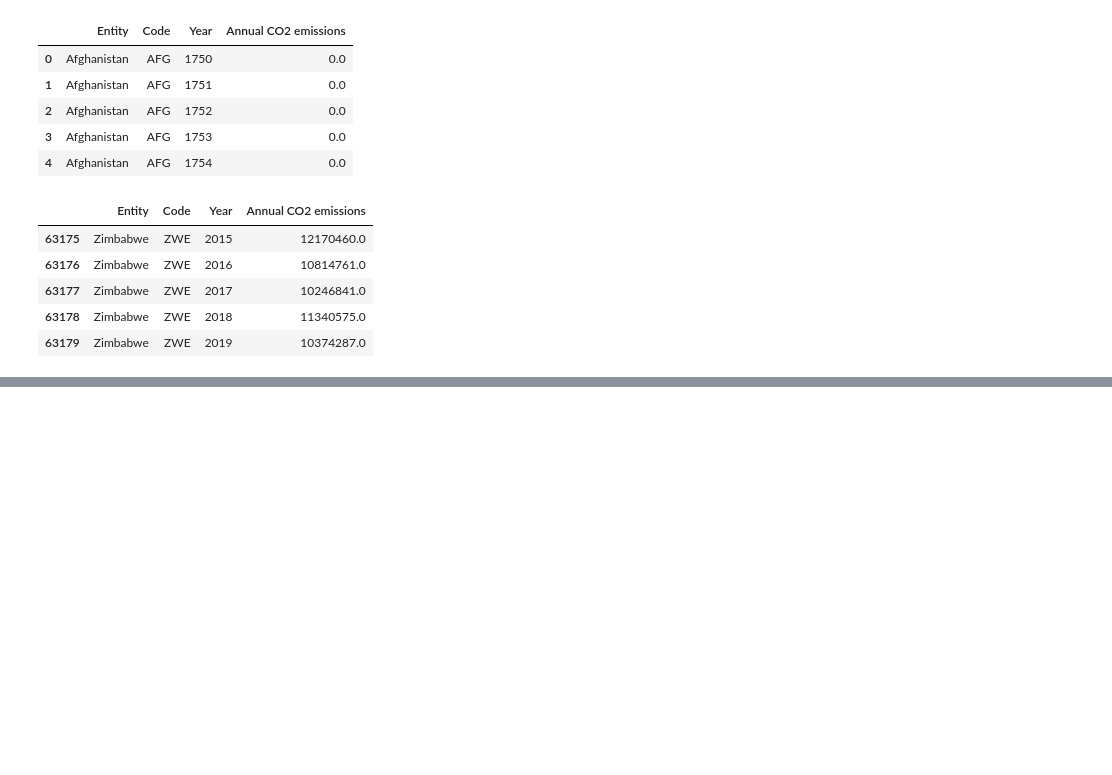
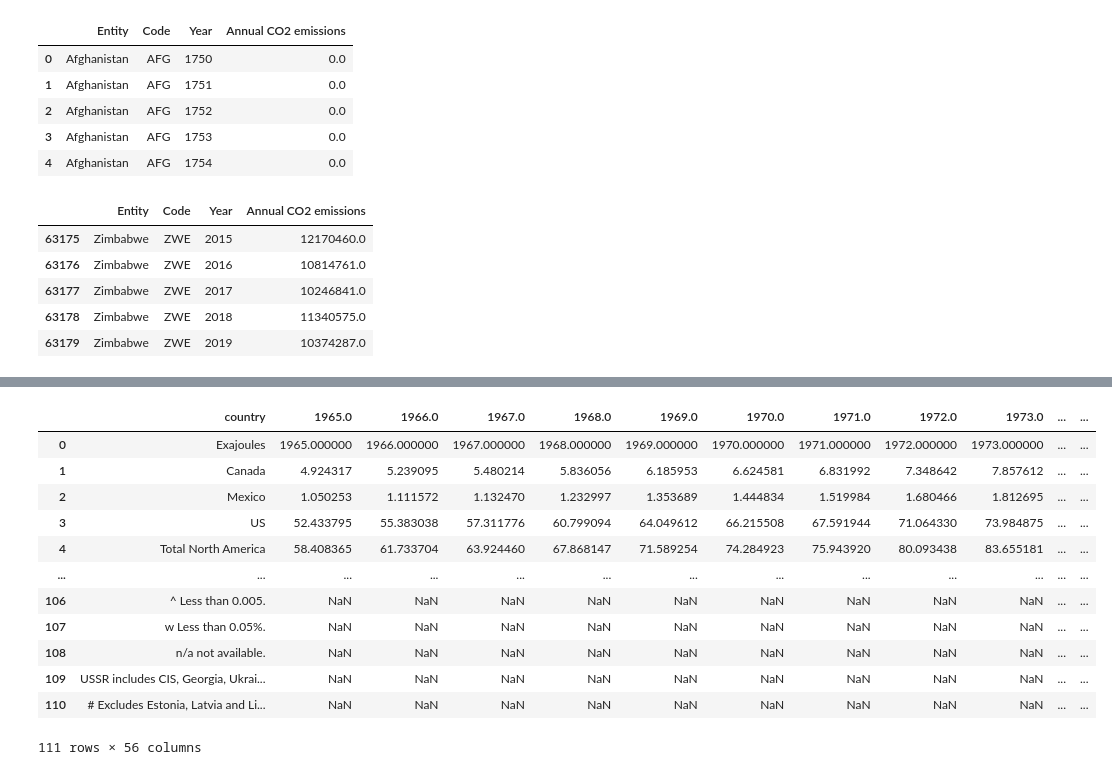
Before and after one commit to yuyhong23/One-Hot_Future, a Jupyter notebook: data_cleaning.ipynb, the cells around one changed output, grey strips where cells are left out. Drawn from its saved outputs; the diff is of its cells as text; code cells hidden in the pictures; blank space fills up the shorter version.

Commit message:
In the process of cleaning datasets. Saving what I cleaned so far.

```diff
--- a/data_cleaning.ipynb
+++ b/data_cleaning.ipynb
@@ -143,0 +287,19 @@ display(ghg_df.tail(5))
+# %%
+# Dropping nan
+bp_ec_cleaned = bp_ec_df.dropna(how="all")
+bp_ec_cleaned = bp_ec_cleaned.reset_index(drop=True)
+bp_ec_cleaned
+# %% [output]
+|  | country | 1965.0 | 1966.0 | 1967.0 | 1968.0 | 1969.0 | 1970.0 | 1971.0 | 1972.0 | 1973.0 | ... | ... |
+| 0 | Exajoules | 1965.000000 | 1966.000000 | 1967.000000 | 1968.000000 | 1969.000000 | 1970.000000 | 1971.000000 | 1972.000000 | 1973.000000 | ... | ... |
+| 1 | Canada | 4.924317 | 5.239095 | 5.480214 | 5.836056 | 6.185953 | 6.624581 | 6.831992 | 7.348642 | 7.857612 | ... | ... |
+| 2 | Mexico | 1.050253 | 1.111572 | 1.132470 | 1.232997 | 1.353689 | 1.444834 | 1.519984 | 1.680466 | 1.812695 | ... | ... |
+| 3 | US | 52.433795 | 55.383038 | 57.311776 | 60.799094 | 64.049612 | 66.215508 | 67.591944 | 71.064330 | 73.984875 | ... | ... |
+| 4 | Total North America | 58.408365 | 61.733704 | 63.924460 | 67.868147 | 71.589254 | 74.284923 | 75.943920 | 80.093438 | 83.655181 | ... | ... |
+| ... | ... | ... | ... | ... | ... | ... | ... | ... | ... | ... | ... | ... |
+| 106 | ^ Less than 0.005. | NaN | NaN | NaN | NaN | NaN | NaN | NaN | NaN | NaN | ... | ... |
+| 107 | w Less than 0.05%. | NaN | NaN | NaN | NaN | NaN | NaN | NaN | NaN | NaN | ... | ... |
+| 108 | n/a not available. | NaN | NaN | NaN | NaN | NaN | NaN | NaN | NaN | NaN | ... | ... |
+| 109 | USSR includes CIS, Georgia, Ukrai... | NaN | NaN | NaN | NaN | NaN | NaN | NaN | NaN | NaN | ... | ... |
+| 110 | # Excludes Estonia, Latvia and Li... | NaN | NaN | NaN | NaN | NaN | NaN | NaN | NaN | NaN | ... | ... |
+111 rows × 56 columns
```
Also changed, not shown: parts of 8 cells of this notebook, 1 other file.
